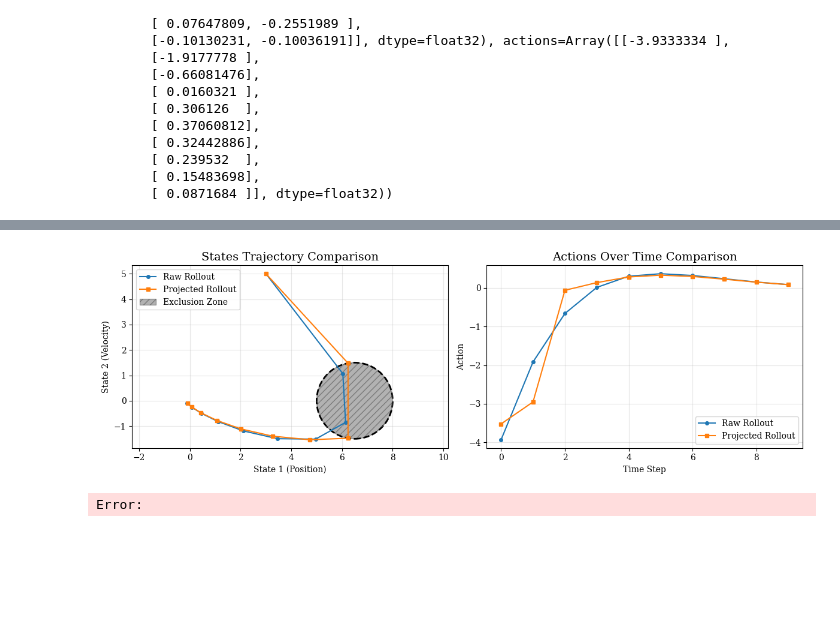
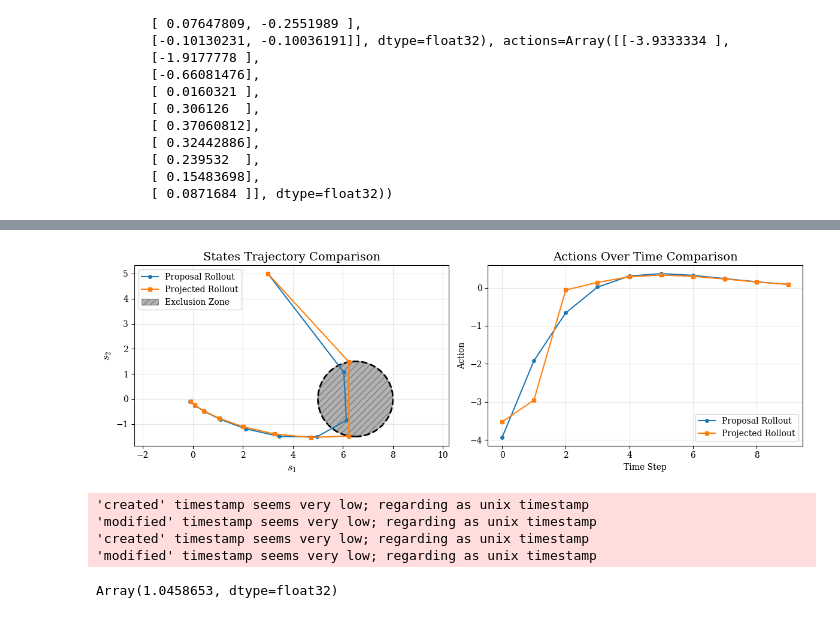
Before and after one commit to NicholasBehr/hcnn, a Jupyter notebook: notebooks/linear_rollout_ncvx.ipynb, the cells around one changed output, grey strips where cells are left out. Saved outputs shown, nothing was run; the diff lists cells and outputs as text; code cells hidden in the pictures; blank space fills up the shorter version.

```diff
--- a/notebooks/linear_rollout_ncvx.ipynb
+++ b/notebooks/linear_rollout_ncvx.ipynb
@@ -85,6 +85,7 @@ projection_problem = ProjectionProblem.factory(
     sys_dynamics=system.sys_dynamics,
     sys_constraints=sys_constraints,
     horizon=HORIZON,
+    projection_relaxation_penalty=1e3,
 )
 phi = ProjectionPhi(
     states_ref=raw_rollout.states,
@@ -93,7 +94,13 @@ phi = ProjectionPhi(
 )
 sqp_problem = projection_problem.replace(phi=phi)
 sqp_parameters = SQPParameters(
-    max_iter_nonlin=10, ls_penalty_weight=100, tol_prim=1e-6, tol_dual=1e-6
+    tol_prim=1e-5,
+    tol_dual=1e-5,
+    tol_osqp=1e-6,
+    rho_equality_mult=1,
+    max_iter_lin=5000,
+    max_iter_nonlin=10,
+    epsilon=1e-12,
 )
 # %%
 # Manual SQP iterations to log residuals
@@ -173,7 +173,7 @@ ax1.plot(
     raw_rollout.states[:, 0],
     raw_rollout.states[:, 1],
     "o-",
-    label="Raw Rollout",
+    label="Proposal Rollout",
     markersize=4,
     linewidth=1.5,
 )
@@ -209,40 +209,43 @@ circle_boundary = plt.Circle(
 )
 ax1.add_patch(circle_boundary)
 
-ax1.set_xlabel("State 1 (Position)")
-ax1.set_ylabel("State 2 (Velocity)")
+ax1.set_xlabel(r"$s_1$", fontsize=13)
+ax1.set_ylabel(r"$s_2$", fontsize=13)
 ax1.set_title("States Trajectory Comparison")
 ax1.legend(loc="upper left")
 ax1.axis("equal")
 ax1.grid(True, alpha=0.3)
 
 # Plot actions comparison
 time_steps = range(len(raw_rollout.actions))
 ax2.plot(
     time_steps,
     raw_rollout.actions[:, 0],
     "o-",
-    label="Raw Rollout",
+    label="Proposal Rollout",
     markersize=4,
     linewidth=1.5,
 )
 ax2.plot(
     time_steps,
     proj_rollout.actions[:, 0],
     "s-",
     label="Projected Rollout",
     markersize=4,
     linewidth=1.5,
 )
 ax2.set_xlabel("Time Step")
 ax2.set_ylabel("Action")
 ax2.set_title("Actions Over Time Comparison")
 ax2.legend()
 ax2.grid(True, alpha=0.3)
 
 plt.tight_layout()
 plt.show()
 fig.savefig("trajectory_non_convex.pdf")
 # %% [output]
-[figure, old version]
+[figure, new version]
-Error:
+'created' timestamp seems very low; regarding as unix timestamp
+'modified' timestamp seems very low; regarding as unix timestamp
+'created' timestamp seems very low; regarding as unix timestamp
+'modified' timestamp seems very low; regarding as unix timestamp
@@ -248,0 +316,51 @@ Error:
+# %%
+v1 = cotangent
+
+## Precompute JVP, VJP and HVP for the constraint function
+# h_jvp computes v -> dh/dx @ v
+h, h_jvp = jax.linearize(problem.constraint_fn, x_star)
+# h_vjp computes w -> w^T @ dh/dx
+_, h_vjp = jax.vjp(problem.constraint_fn, x_star)
+
+## Implicit VJP (step 1)
+reg = 10 * parameters.tol_prim
+y_plus = jnp.maximum(y_star, 0.0)
+y_minus = jnp.maximum(-y_star, 0.0)
+
+frac_upper = y_plus / (reg + problem.upper_bound - h)
+frac_lower = y_minus / (reg + h - problem.lower_bound)
+frac_sum = frac_upper + frac_lower
+
+
+def schur_lhs(u1: jax.Array) -> jax.Array:
+    return q_plus_s * u1 + h_vjp(frac_sum * h_jvp(u1))[0] + 1e-4 * u1
+
+
+u1, _ = jax.scipy.sparse.linalg.bicgstab(A=schur_lhs, b=-v1)
+
+jvp_u1 = h_jvp(u1)
+u2 = jvp_u1 / (reg + problem.upper_bound - h)
+u3 = jvp_u1 / (problem.lower_bound - reg - h)
+
+## Explicit VJP (step 2)
+## phi
+g_phi_d_1 = jax.grad(
+    lambda phi_arg: jnp.dot(
+        jax.jvp(
+            lambda x_inner: problem.constraint_fn_phi(x_inner, phi_arg),
+            (x_star,),
+            (u1,),
+        )[1],
+        y_star,
+    ),
+)(problem.phi)
+
+g_phi_d_2 = jax.vjp(
+    lambda phi_arg: problem.constraint_fn_phi(x_star, phi_arg),
+    problem.phi,
+)[1](u2 * y_plus - u3 * y_minus)[0]
+cotangent_out = jax.tree_util.tree_map(jnp.add, g_phi_d_1, g_phi_d_2)
+
+jnp.mean(schur_lhs(u1) / -v1)
+# %% [output]
+Array(1.0458653, dtype=float32)
```
Also changed, not shown: parts of 8 cells of this notebook, 24 other files.
